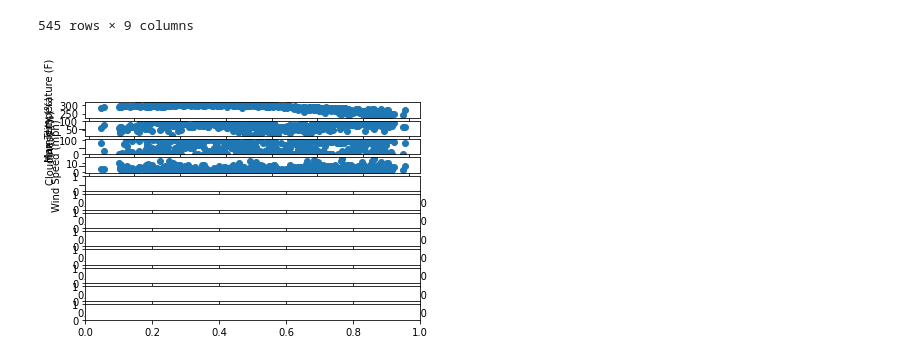
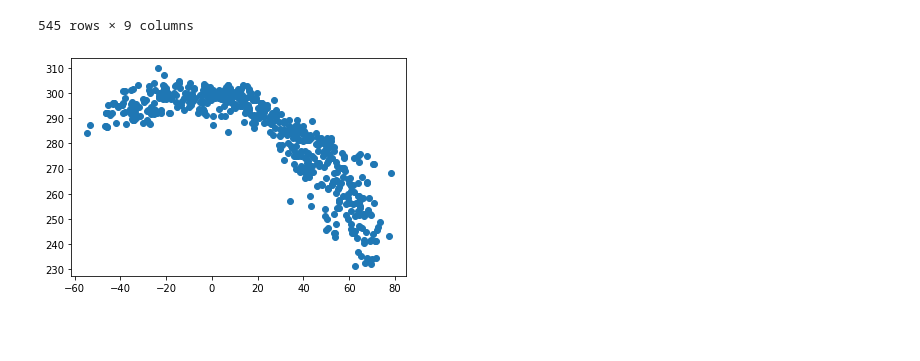
Before and after one commit to write42/python-api-challenge, a Jupyter notebook: WeatherPy/WeatherPy.ipynb, the cells around one changed output. Drawn from its saved outputs; the diff is of its cells as text; code cells hidden in the pictures; blank space fills up the shorter version.

Commit message:
Can get through graphs now.

```diff
--- a/WeatherPy/WeatherPy.ipynb
+++ b/WeatherPy/WeatherPy.ipynb
@@ -130,24 +130,8 @@ w_df
 545 rows × 9 columns
 # %%
 w_df.describe()
-# %%
-fix, ax = plt.subplots(12)
-ax[0].scatter(x=w_df["Lat"],y=w_df["Max Temp"])
-ax[0].set_xlabel("Latitude")
-ax[0].set_ylabel("Max Temperature (F)")
-
-ax[1].scatter(x=w_df["Lat"],y=w_df["Humidity"])
-ax[1].set_xlabel("Latitude")
-ax[1].set_ylabel("Humidity (%)")
-
-ax[2].scatter(x=w_df["Lat"],y=w_df["Cloudiness"])
-ax[2].set_xlabel("Latitude")
-ax[2].set_ylabel("Cloudiness (%)")
-
-ax[3].scatter(x=w_df["Lat"],y=w_df["Wind Speed"])
-ax[3].set_xlabel("Latitude")
-ax[3].set_ylabel("Wind Speed (mph)")
-
-plt.show()
-# %% [output]
-[figure, removed]
+# %%
+plt.scatter(x=w_df["Lat"],y=w_df["Max Temp"])
+plt.show()
+# %% [output]
+[figure, added]
```
Also changed, not shown: parts of 6 cells of this notebook.
